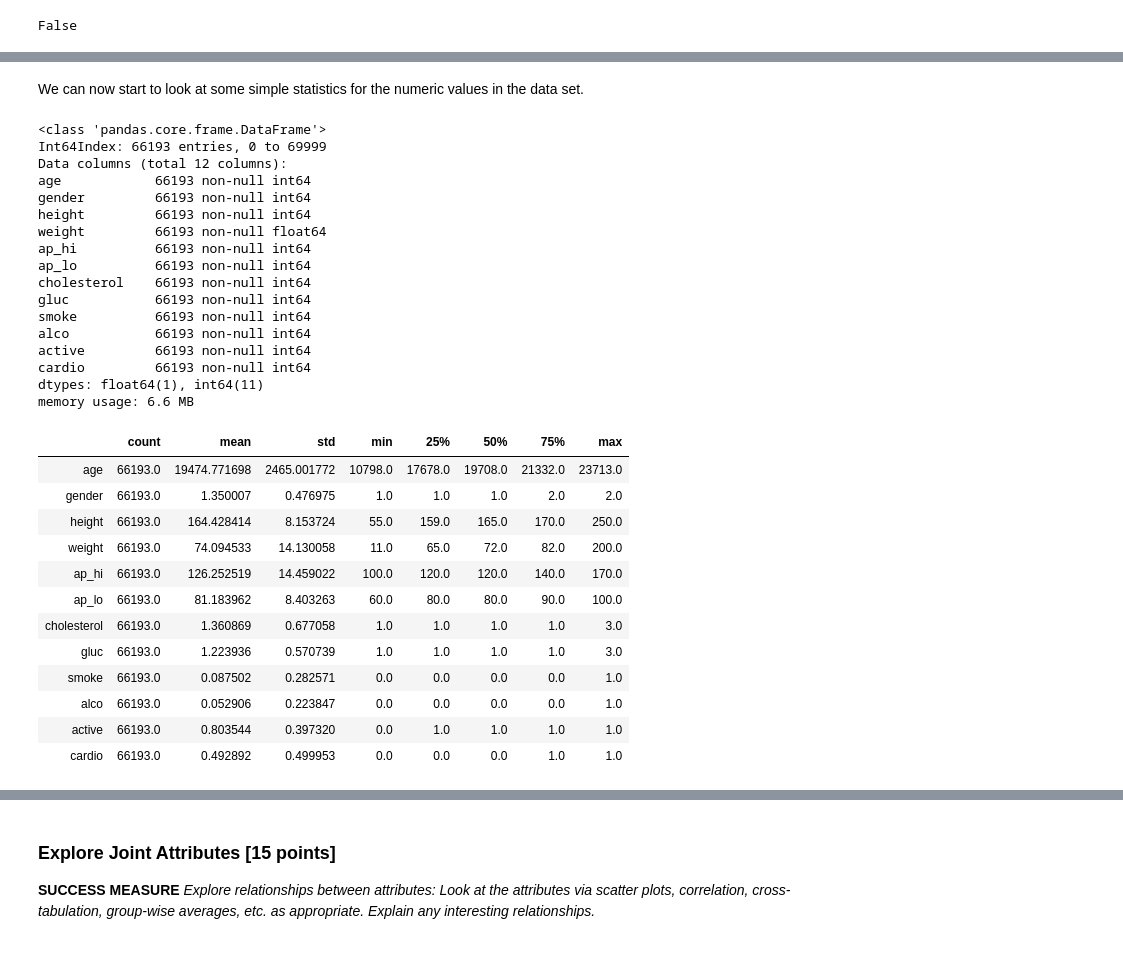
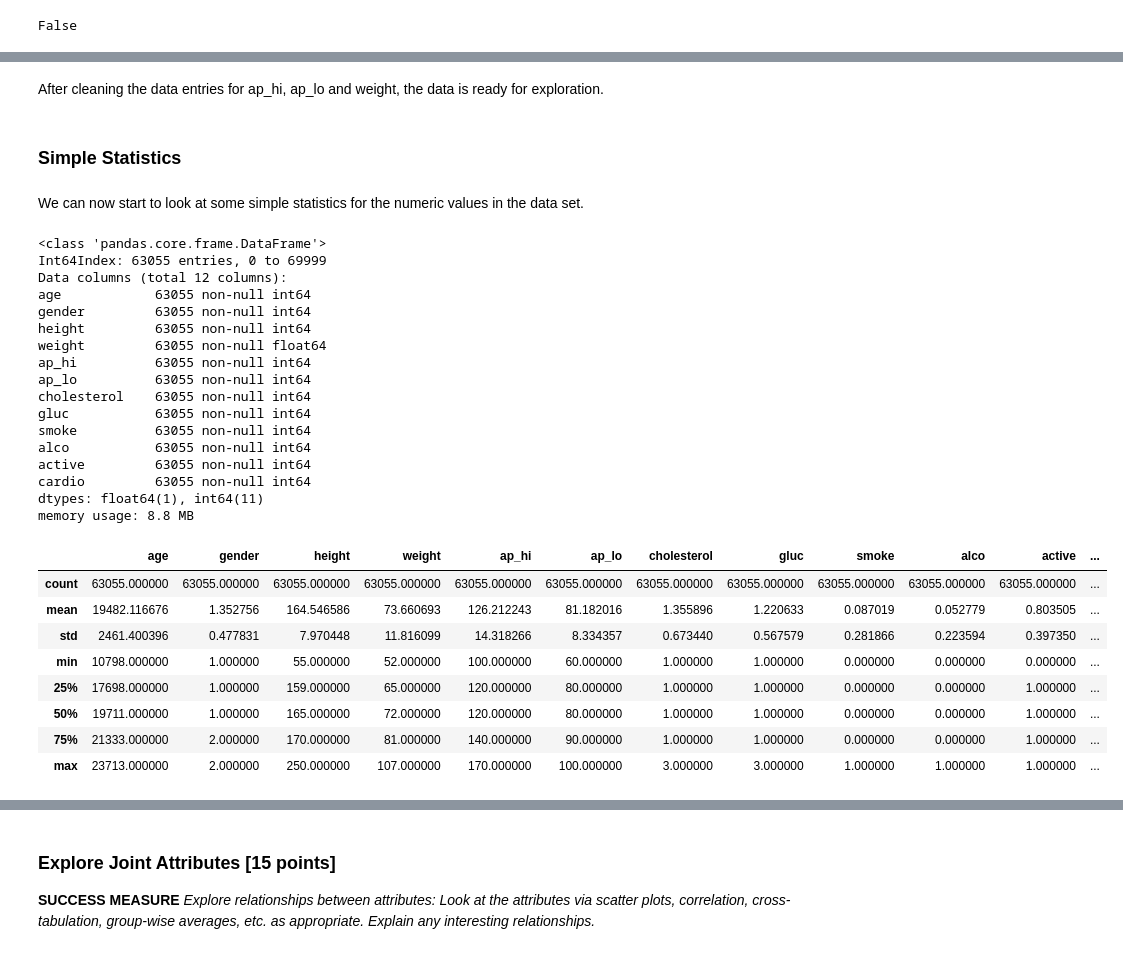
Before and after one commit to cmadding/MSDS7331, a Jupyter notebook: Lab01/Lab1.ipynb, the cells around one changed output, grey strips where cells are left out. Drawn from its saved outputs; the diff is of its cells as text; code cells hidden in the pictures.

```diff
--- a/Lab01/Lab1.ipynb
+++ b/Lab01/Lab1.ipynb
@@ -77,7 +64,9 @@ warnings.simplefilter('ignore', FutureWarning)
 from pandas.plotting import scatter_matrix
 
 #Bring in data set
-df = pd.read_csv('Data/cardio_train.csv', sep=';') #read in the csv file
+df = pd.read_csv('cardio_train.csv', sep=';') #read in the csv file
+df_1 = pd.read_csv('cardio_train.csv', sep=';') #read in the csv file
 # The first 5 rows of the dataset
 df.head()
+print(df.shape)
 # %% [output]
@@ -92,3 +76,9 @@ We will drop the id column as it will not be needed.
 # %%
 # drop 'id' column
-df.drop('id',axis=1,inplace=True)
+if 'id' in df:
+    del df['id']
+
+#df.drop('id',axis=1,inplace=True)
+
+df_1.info()
+df.info()
@@ -103,0 +192,4 @@ How many records have inaccurate blood pressure reading?
+# %%
+#remove duplicates in the dataframe
+df.drop_duplicates(keep = 'first', inplace = True)
+df.shape
@@ -124,0 +247,4 @@ After cleaning Diastilic pressure is higher than systolic one in 0 cases.
+# %%
+df.drop(df[(df['weight'] > df['weight'].quantile(0.975)) | (df['weight'] < df['weight'].quantile(0.025))].index,inplace=True)
+
+print(df.shape)
@@ -125,38 +259,38 @@ After cleaning Diastilic pressure is higher than systolic one in 0 cases.
+# %% [markdown]
+After cleaning the data entries for ap_hi, ap_lo and weight, the data is ready for exploration.
+# %% [markdown]
+### Simple Statistics
 # %% [markdown]
 We can now start to look at some simple statistics for the numeric values in the data set.
 # %%
 #A summary of the dataframe
 df.info()
-#Stats of nominal and continous data
-df.describe().T
+#Stats of ordinal and continous data
+df.describe()
 # %% [output]
 <class 'pandas.core.frame.DataFrame'>
-Int64Index: 66193 entries, 0 to 69999
+Int64Index: 63055 entries, 0 to 69999
 Data columns (total 12 columns):
-age            66193 non-null int64
-gender         66193 non-null int64
-height         66193 non-null int64
-weight         66193 non-null float64
-ap_hi          66193 non-null int64
-ap_lo          66193 non-null int64
-cholesterol    66193 non-null int64
-gluc           66193 non-null int64
-smoke          66193 non-null int64
-alco           66193 non-null int64
-active         66193 non-null int64
-cardio         66193 non-null int64
+age            63055 non-null int64
+gender         63055 non-null int64
+height         63055 non-null int64
+weight         63055 non-null float64
+ap_hi          63055 non-null int64
+ap_lo          63055 non-null int64
+cholesterol    63055 non-null int64
+gluc           63055 non-null int64
+smoke          63055 non-null int64
+alco           63055 non-null int64
+active         63055 non-null int64
+cardio         63055 non-null int64
 dtypes: float64(1), int64(11)
-memory usage: 6.6 MB
+memory usage: 8.8 MB
-|  | count | mean | std | min | 25% | 50% | 75% | max |
-| age | 66193.0 | 19474.771698 | 2465.001772 | 10798.0 | 17678.0 | 19708.0 | 21332.0 | 23713.0 |
-| gender | 66193.0 | 1.350007 | 0.476975 | 1.0 | 1.0 | 1.0 | 2.0 | 2.0 |
-| height | 66193.0 | 164.428414 | 8.153724 | 55.0 | 159.0 | 165.0 | 170.0 | 250.0 |
-| weight | 66193.0 | 74.094533 | 14.130058 | 11.0 | 65.0 | 72.0 | 82.0 | 200.0 |
-| ap_hi | 66193.0 | 126.252519 | 14.459022 | 100.0 | 120.0 | 120.0 | 140.0 | 170.0 |
-| ap_lo | 66193.0 | 81.183962 | 8.403263 | 60.0 | 80.0 | 80.0 | 90.0 | 100.0 |
-| cholesterol | 66193.0 | 1.360869 | 0.677058 | 1.0 | 1.0 | 1.0 | 1.0 | 3.0 |
-| gluc | 66193.0 | 1.223936 | 0.570739 | 1.0 | 1.0 | 1.0 | 1.0 | 3.0 |
-| smoke | 66193.0 | 0.087502 | 0.282571 | 0.0 | 0.0 | 0.0 | 0.0 | 1.0 |
-| alco | 66193.0 | 0.052906 | 0.223847 | 0.0 | 0.0 | 0.0 | 0.0 | 1.0 |
-| active | 66193.0 | 0.803544 | 0.397320 | 0.0 | 1.0 | 1.0 | 1.0 | 1.0 |
-| cardio | 66193.0 | 0.492892 | 0.499953 | 0.0 | 0.0 | 0.0 | 1.0 | 1.0 |
+|  | age | gender | height | weight | ap_hi | ap_lo | cholesterol | gluc | smoke | alco | active | ... |
+| count | 63055.000000 | 63055.000000 | 63055.000000 | 63055.000000 | 63055.000000 | 63055.000000 | 63055.000000 | 63055.000000 | 63055.000000 | 63055.000000 | 63055.000000 | ... |
+| mean | 19482.116676 | 1.352756 | 164.546586 | 73.660693 | 126.212243 | 81.182016 | 1.355896 | 1.220633 | 0.087019 | 0.052779 | 0.803505 | ... |
+| std | 2461.400396 | 0.477831 | 7.970448 | 11.816099 | 14.318266 | 8.334357 | 0.673440 | 0.567579 | 0.281866 | 0.223594 | 0.397350 | ... |
+| min | 10798.000000 | 1.000000 | 55.000000 | 52.000000 | 100.000000 | 60.000000 | 1.000000 | 1.000000 | 0.000000 | 0.000000 | 0.000000 | ... |
+| 25% | 17698.000000 | 1.000000 | 159.000000 | 65.000000 | 120.000000 | 80.000000 | 1.000000 | 1.000000 | 0.000000 | 0.000000 | 1.000000 | ... |
+| 50% | 19711.000000 | 1.000000 | 165.000000 | 72.000000 | 120.000000 | 80.000000 | 1.000000 | 1.000000 | 0.000000 | 0.000000 | 1.000000 | ... |
+| 75% | 21333.000000 | 2.000000 | 170.000000 | 81.000000 | 140.000000 | 90.000000 | 1.000000 | 1.000000 | 0.000000 | 0.000000 | 1.000000 | ... |
+| max | 23713.000000 | 2.000000 | 250.000000 | 107.000000 | 170.000000 | 100.000000 | 3.000000 | 3.000000 | 1.000000 | 1.000000 | 1.000000 | ... |
```
Also changed, not shown: parts of 105 cells of this notebook, 1 other file.
